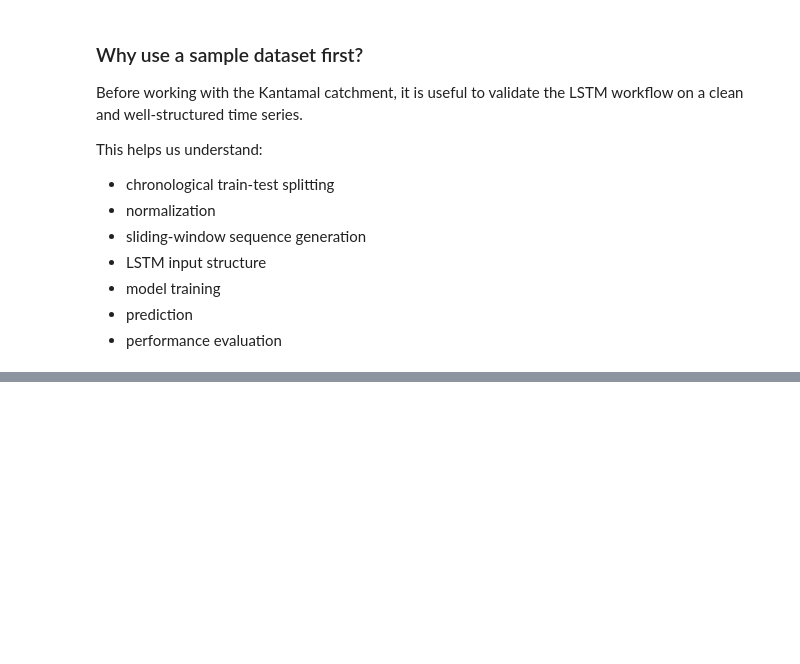
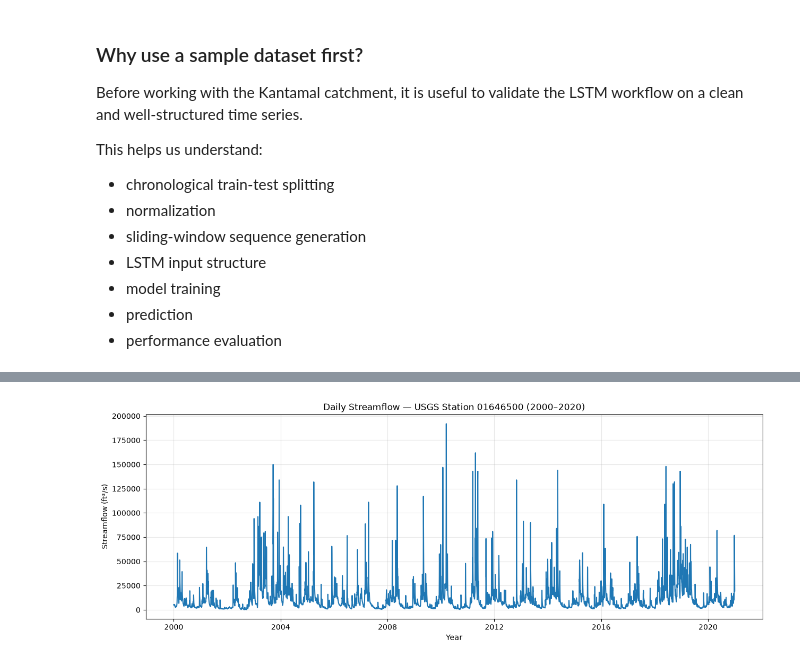
Before and after one commit to kar151A/kantamal-streamflow-forecasting, a Jupyter notebook: notebooks/01_sample_lstm.ipynb, the cells around one changed output, grey strips where cells are left out. Cells and saved outputs as stored; diff of their text form; code cells hidden in the pictures; blank space fills up the shorter version.

Commit message:
Complete sample streamflow forecasting experiments

```diff
--- a/notebooks/01_sample_lstm.ipynb
+++ b/notebooks/01_sample_lstm.ipynb
@@ -74,0 +97,6 @@ This helps us understand:
+# %%
+file_path = "../data/sample/2026-09-25T10-17-13.234Z-daily.csv"
+
+df = pd.read_csv(file_path)
+
+df.head()
@@ -74,0 +148,22 @@ This helps us understand:
+# %%
+streamflow = df[["time", "value"]].copy()
+
+streamflow["time"] = pd.to_datetime(streamflow["time"])
+
+streamflow = streamflow[
+    (streamflow["time"] >= "2000-01-01") &
+    (streamflow["time"] <= "2020-12-31")
+].copy()
+
+streamflow = streamflow.sort_values("time")
+
+streamflow = streamflow.rename(
+    columns={
+        "time": "Date",
+        "value": "Streamflow"
+    }
+)
+
+streamflow.reset_index(drop=True, inplace=True)
+
+streamflow.head()
@@ -74,0 +202,16 @@ This helps us understand:
+# %%
+plt.figure(figsize=(15, 5))
+
+plt.plot(
+    streamflow["Date"],
+    streamflow["Streamflow"]
+)
+
+plt.title("Daily Streamflow — USGS Station 01646500 (2000–2020)")
+plt.xlabel("Year")
+plt.ylabel("Streamflow (ft³/s)")
+plt.grid(alpha=0.3)
+
+plt.show()
+# %% [output]
+[figure, added]
```
Also changed, not shown: parts of 60 cells of this notebook, 3 other files.
